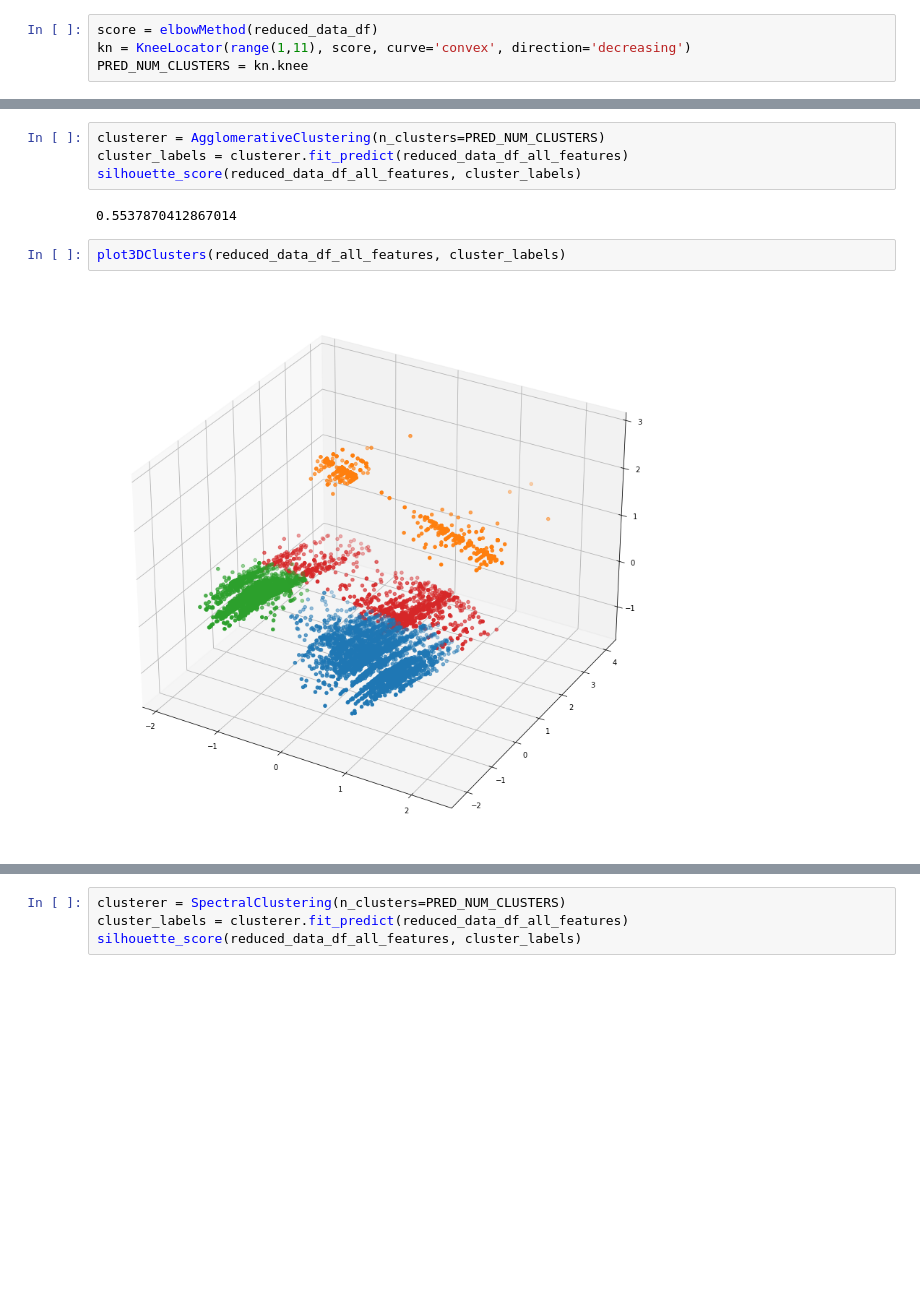
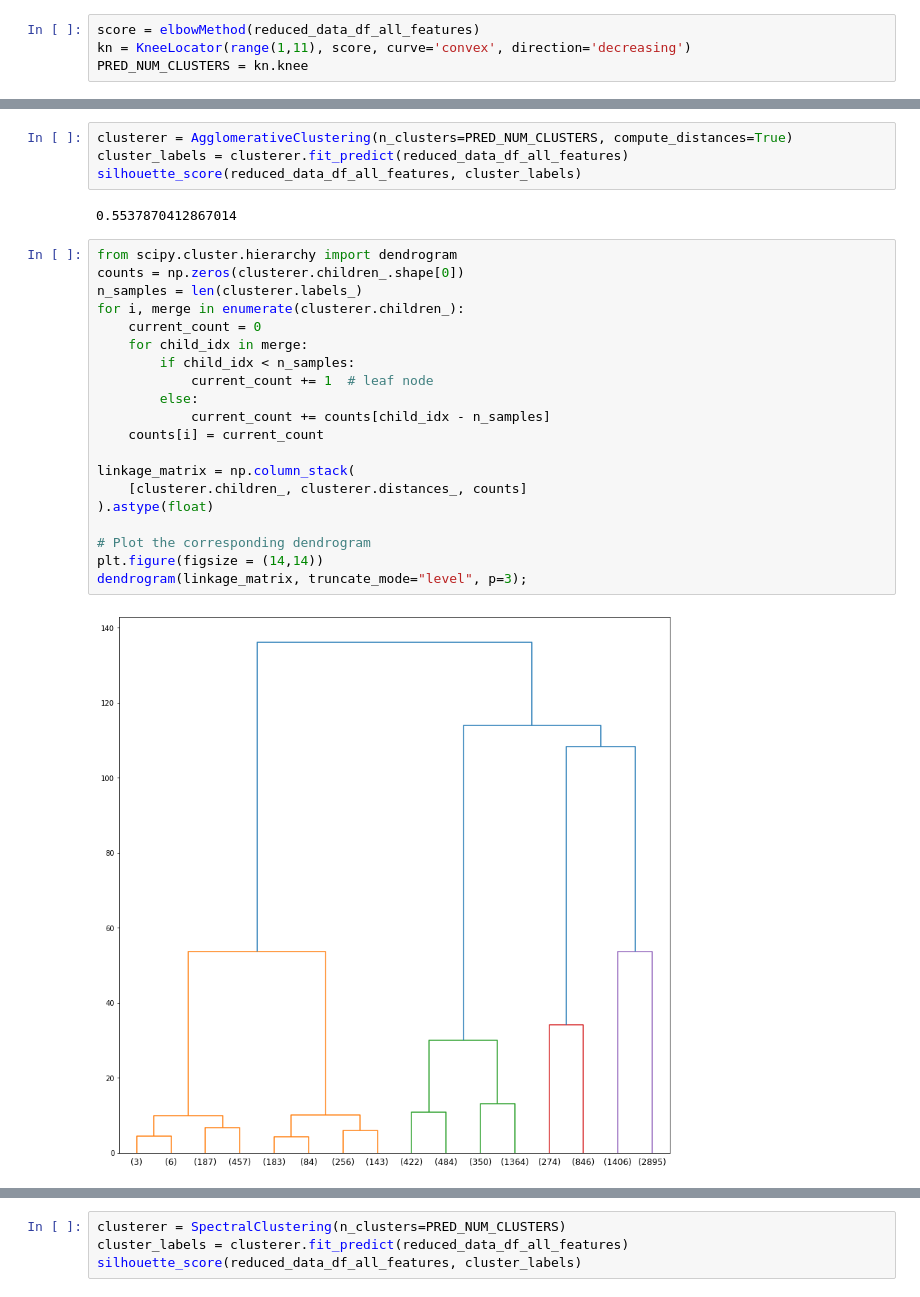
Before and after one commit to Vesna96/UnsupervisedLearning, a Jupyter notebook: MasinskoUcenjeDomaci2.ipynb, the cells around one changed output, grey strips where cells are left out. Cells and saved outputs as stored; diff of their text form; blank space fills up the shorter version.

```diff
--- a/MasinskoUcenjeDomaci2.ipynb
+++ b/MasinskoUcenjeDomaci2.ipynb
@@ -367,7 +369,7 @@ x_reduced = pca.transform(data_df)
 # %%
 reduced_data_df_all_features = pd.DataFrame(x_reduced)
 # %%
-score = elbowMethod(reduced_data_df)
+score = elbowMethod(reduced_data_df_all_features)
 kn = KneeLocator(range(1,11), score, curve='convex', direction='decreasing')
 PRED_NUM_CLUSTERS = kn.knee
 # %% [output]
@@ -406,10 +408,28 @@ plot3DClusters(reduced_data_df_all_features, cluster_labels)
 # %%
-clusterer = AgglomerativeClustering(n_clusters=PRED_NUM_CLUSTERS)
+clusterer = AgglomerativeClustering(n_clusters=PRED_NUM_CLUSTERS, compute_distances=True)
 cluster_labels = clusterer.fit_predict(reduced_data_df_all_features)
 silhouette_score(reduced_data_df_all_features, cluster_labels)
 # %% [output]
 0.5537870412867014
-# %%
-plot3DClusters(reduced_data_df_all_features, cluster_labels)
-# %% [output]
-[figure, removed]
+# %%
+from scipy.cluster.hierarchy import dendrogram
+counts = np.zeros(clusterer.children_.shape[0])
+n_samples = len(clusterer.labels_)
+for i, merge in enumerate(clusterer.children_):
+    current_count = 0
+    for child_idx in merge:
+        if child_idx < n_samples:
+            current_count += 1  # leaf node
+        else:
+            current_count += counts[child_idx - n_samples]
+    counts[i] = current_count
+
+linkage_matrix = np.column_stack(
+    [clusterer.children_, clusterer.distances_, counts]
+).astype(float)
+
+# Plot the corresponding dendrogram
+plt.figure(figsize = (14,14))
+dendrogram(linkage_matrix, truncate_mode="level", p=3);
+# %% [output]
+[figure, added]
```
Also changed, not shown: parts of 32 cells of this notebook.
